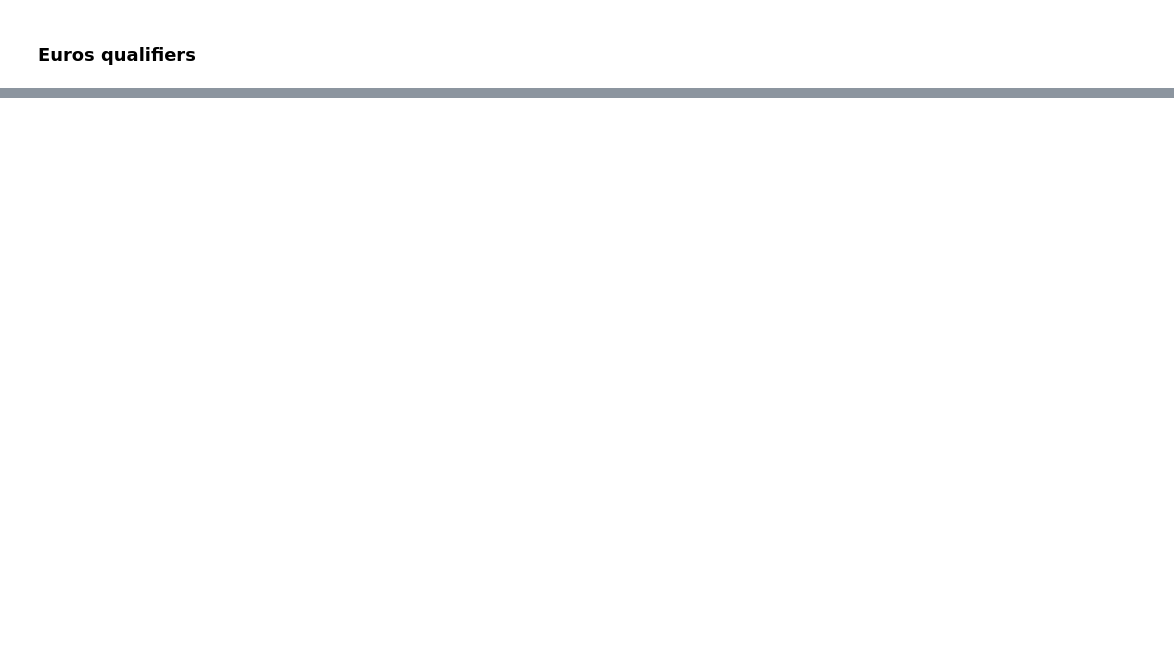
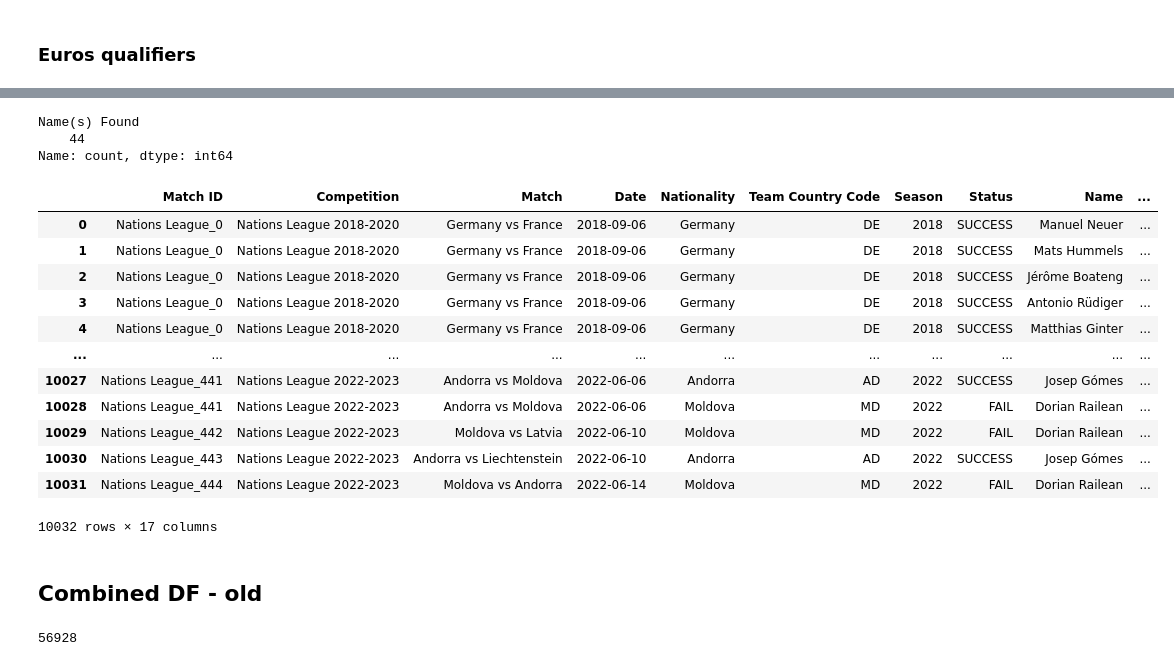
Before and after one commit to finnlsmith/footy_project_market_value_rankings, a Jupyter notebook: create_dataset_1/readd_terrikon_data.ipynb, the cells around one changed output, grey strips where cells are left out. Drawn from its saved outputs; the diff is of its cells as text; code cells hidden in the pictures; blank space fills up the shorter version.

```diff
--- a/create_dataset_1/readd_terrikon_data.ipynb
+++ b/create_dataset_1/readd_terrikon_data.ipynb
@@ -1166,0 +2175,6 @@ KeyError: 'Code'
+# %%
+for index, row in dataset_name.iterrows():
+    if row['TeamName'] in countries_codes['Country'].unique():
+        0==0
+    else:
+        print(row['TeamName'])
@@ -1166,0 +2349,6 @@ KeyError: 'Code'
+# %%
+not_found_dataset['Status New'] = ''
+for index, row in not_found_dataset.iterrows():
+    if row['ORIGINAL JERSEY'] == '-':
+        not_found_dataset.at[index, 'Status New'] = 'Done'
+        not_found_dataset.at[index, 'Status'] = 'FAIL - EMPTY'
@@ -1166,0 +2434,23 @@ KeyError: 'Code'
+# %%
+not_found_dataset[not_found_dataset['Status'] == 'FAIL - EMPTY']['Name(s) Found'].value_counts()
+# %% [output]
+Name(s) Found
+    44
+Name: count, dtype: int64
+# %%
+final_dataset_nations_league = pd.concat([lookup_dataset_1, not_found_dataset], ignore_index=True)
+final_dataset_nations_league
+# %% [output]
+|  | Match ID | Competition | Match | Date | Nationality | Team Country Code | Season | Status | Name | ... |
+| 0 | Nations League_0 | Nations League 2018-2020 | Germany vs France | 2018-09-06 | Germany | DE | 2018 | SUCCESS | Manuel Neuer | ... |
+| 1 | Nations League_0 | Nations League 2018-2020 | Germany vs France | 2018-09-06 | Germany | DE | 2018 | SUCCESS | Mats Hummels | ... |
+| 2 | Nations League_0 | Nations League 2018-2020 | Germany vs France | 2018-09-06 | Germany | DE | 2018 | SUCCESS | Jérôme Boateng | ... |
+| 3 | Nations League_0 | Nations League 2018-2020 | Germany vs France | 2018-09-06 | Germany | DE | 2018 | SUCCESS | Antonio Rüdiger | ... |
+| 4 | Nations League_0 | Nations League 2018-2020 | Germany vs France | 2018-09-06 | Germany | DE | 2018 | SUCCESS | Matthias Ginter | ... |
+| ... | ... | ... | ... | ... | ... | ... | ... | ... | ... | ... |
+| 10027 | Nations League_441 | Nations League 2022-2023 | Andorra vs Moldova | 2022-06-06 | Andorra | AD | 2022 | SUCCESS | Josep Gómes | ... |
+| 10028 | Nations League_441 | Nations League 2022-2023 | Andorra vs Moldova | 2022-06-06 | Moldova | MD | 2022 | FAIL | Dorian Railean | ... |
+| 10029 | Nations League_442 | Nations League 2022-2023 | Moldova vs Latvia | 2022-06-10 | Moldova | MD | 2022 | FAIL | Dorian Railean | ... |
+| 10030 | Nations League_443 | Nations League 2022-2023 | Andorra vs Liechtenstein | 2022-06-10 | Andorra | AD | 2022 | SUCCESS | Josep Gómes | ... |
+| 10031 | Nations League_444 | Nations League 2022-2023 | Moldova vs Andorra | 2022-06-14 | Moldova | MD | 2022 | FAIL | Dorian Railean | ... |
+10032 rows × 17 columns
@@ -1166,0 +2459,6 @@ KeyError: 'Code'
+# %% [markdown]
+## Combined DF - old
+# %%
+len(combined_df)
+# %% [output]
+56928
```
Also changed, not shown: parts of 68 cells of this notebook, 48 other files.
